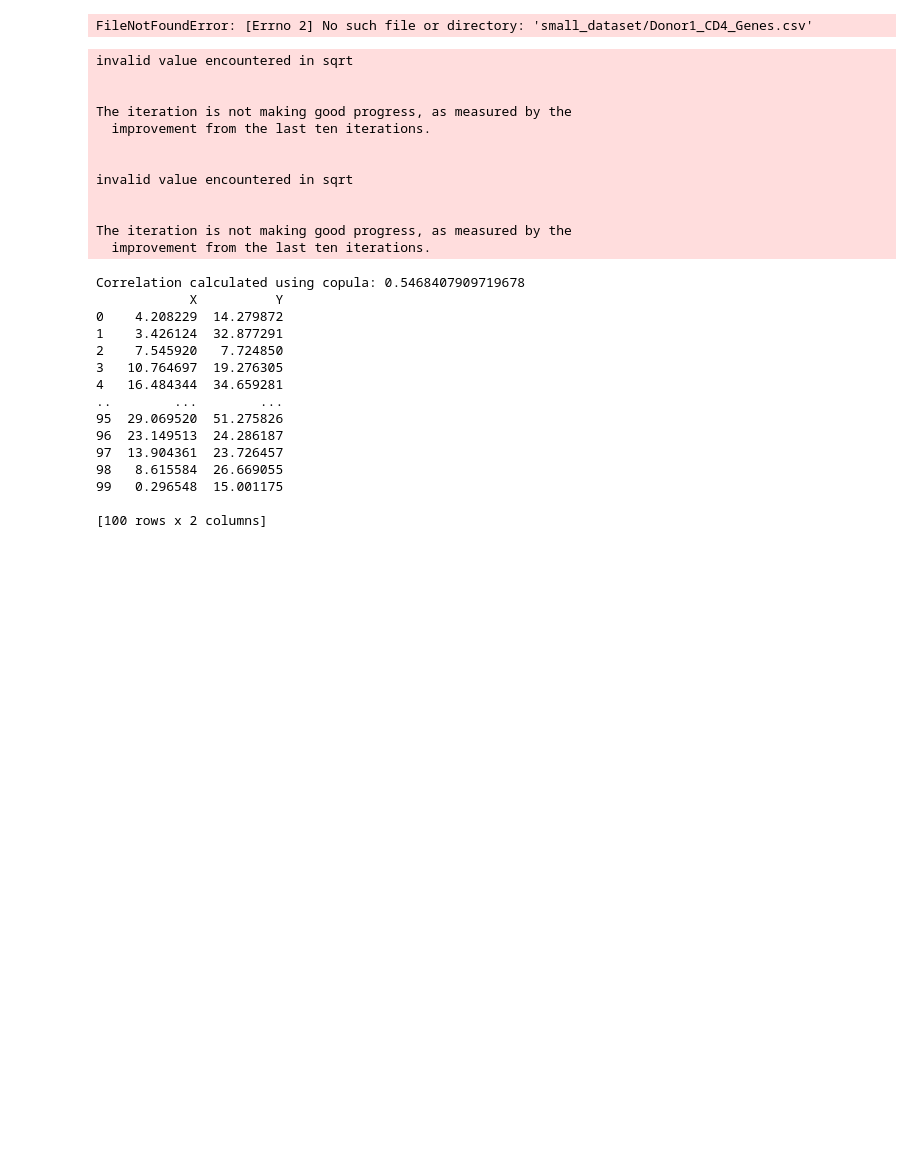
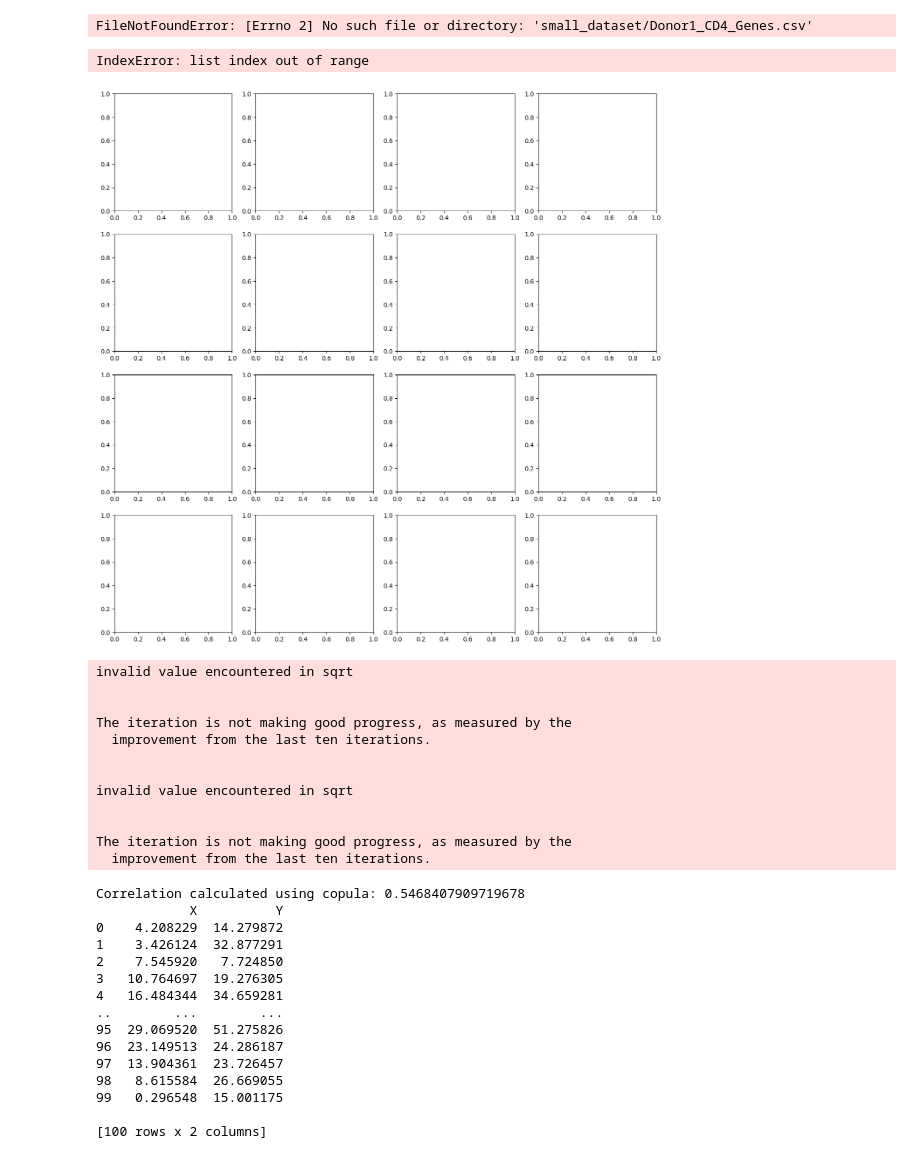
Before and after one commit to LaiquendiJ/UROP-2024-Summer, a Jupyter notebook: test.ipynb, the cells around one changed output. Drawn from its saved outputs; the diff is of its cells as text; code cells hidden in the pictures; blank space fills up the shorter version.

```diff
--- a/test.ipynb
+++ b/test.ipynb
@@ -12,6 +12,45 @@ observed_X = np.array(df[["MT-CO1"]])
 observed_Y = np.array(df[["MT-CO2"]])
 # %% [output]
 FileNotFoundError: [Errno 2] No such file or directory: 'small_dataset/Donor1_CD4_Genes.csv'
+# %%
+import numpy as np
+import matplotlib.pyplot as plt
+from scipy import stats
+
+# Generate some example data for demonstration
+# Replace this with your actual data
+data1_cd4 = {f'MT-CO{i}': np.random.negative_binomial(n=5, p=0.5, size=1000) for i in range(1, 14)}
+
+# Define parameters for the Negative Binomial distribution
+col_means = [(5, 0.5)] * 13  # Example parameters; replace with your actual parameters
+
+x = np.arange(0, 100)  # Range for x values
+
+# Set up the plotting environment
+fig, axes = plt.subplots(nrows=4, ncols=4, figsize=(16, 16))
+axes = axes.flatten()  # Flatten the 2D array of axes for easy iteration
+
+for i, (key, data) in enumerate(data1_cd4.items()):
+    # Compute the Negative Binomial distribution PDF values
+    pmf = [stats.nbinom.pmf(i, n=col_means[i][0], p=col_means[i][1]) for i in x]
+
+    # Plot the Negative Binomial distribution
+    axes[i].plot(x, pmf, color='b', label='Negative Binomial PDF')
+    axes[i].hist(data, bins=50, density=True, alpha=0.6, color='g', label='Real Data Histogram')
+
+    # Set titles and labels
+    axes[i].set_title(f'{key}')
+    axes[i].set_xlabel('x')
+    axes[i].set_ylabel('Probability')
+    axes[i].legend()
+    axes[i].grid(True)
+
+# Adjust layout to prevent overlapping
+plt.tight_layout()
+plt.show()
+# %% [output]
+IndexError: list index out of range
+[figure, added]
 # %%
 import tools
 # %%
```
Also changed, not shown: 5 other files.
